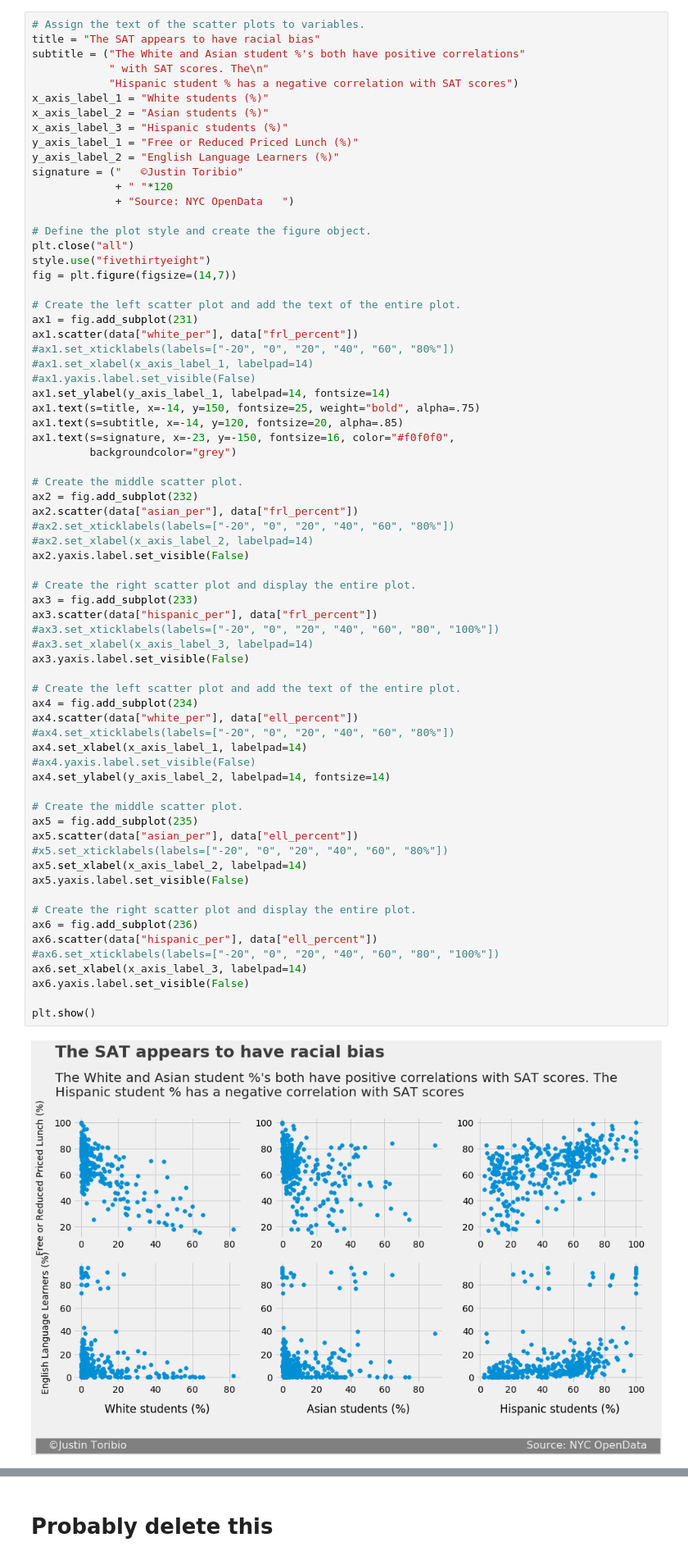
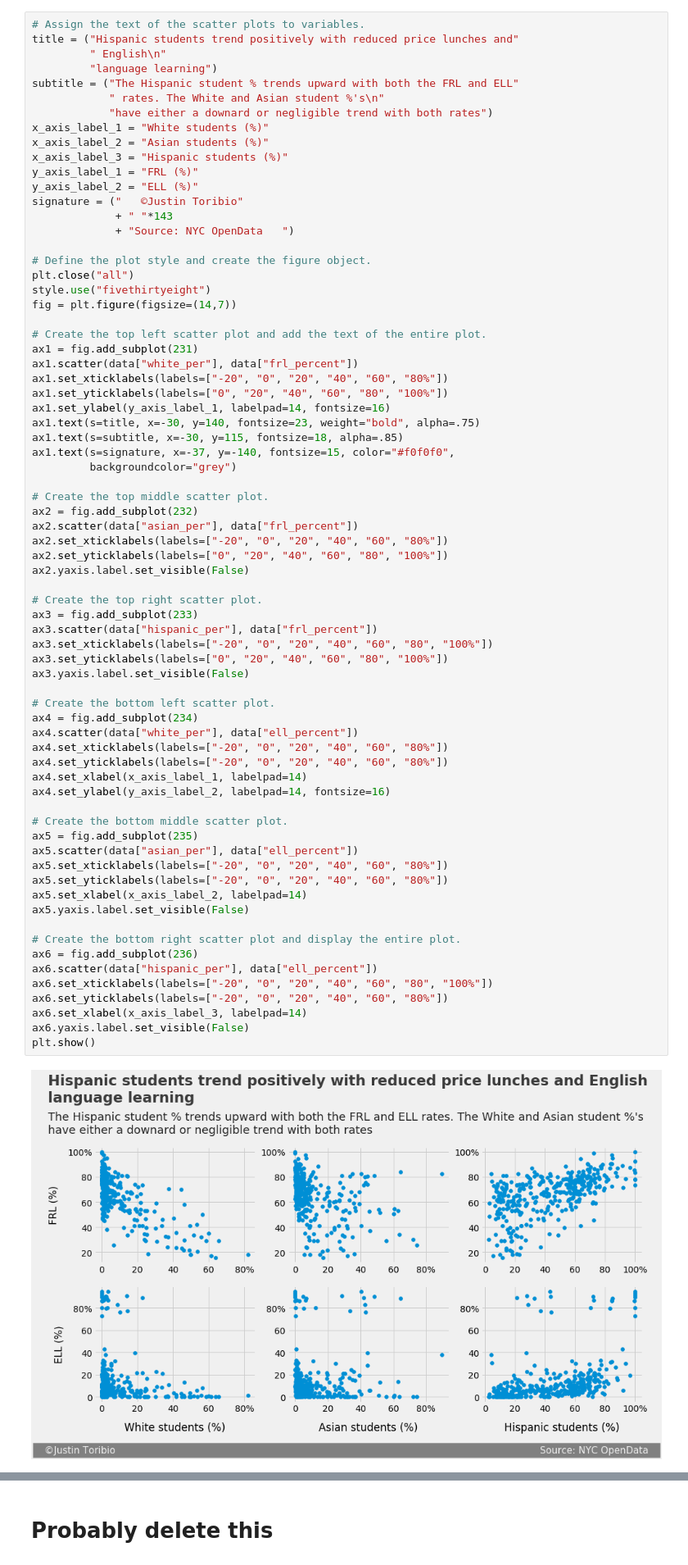
Before and after one commit to JustinToribio/analyzing-the-sat, a Jupyter notebook: notebooks/1.0-jt-analyze-the-sat.ipynb, the cells around one changed output, grey strips where cells are left out. Shown at 82% size. Drawn from its saved outputs; the diff is of its cells as text.

```diff
--- a/notebooks/1.0-jt-analyze-the-sat.ipynb
+++ b/notebooks/1.0-jt-analyze-the-sat.ipynb
@@ -760,17 +760,19 @@ The Hispanic student % correlates positively with both the FRL and ELL rates.  I
 Next, we will view the scatter plots between the 3 racial groups and the FRL and ELL rates to get a visual representation of their relationships.
 # %%
 # Assign the text of the scatter plots to variables.
-title = "The SAT appears to have racial bias"
-subtitle = ("The White and Asian student %'s both have positive correlations"
-            " with SAT scores. The\n"
-            "Hispanic student % has a negative correlation with SAT scores")
+title = ("Hispanic students trend positively with reduced price lunches and"
+         " English\n"
+         "language learning")
+subtitle = ("The Hispanic student % trends upward with both the FRL and ELL"
+            " rates. The White and Asian student %'s\n"
+            "have either a downard or negligible trend with both rates")
 x_axis_label_1 = "White students (%)"
 x_axis_label_2 = "Asian students (%)"
 x_axis_label_3 = "Hispanic students (%)"
-y_axis_label_1 = "Free or Reduced Priced Lunch (%)"
-y_axis_label_2 = "English Language Learners (%)"
+y_axis_label_1 = "FRL (%)"
+y_axis_label_2 = "ELL (%)"
 signature = ("   ©Justin Toribio"
-             + " "*120
+             + " "*143
              + "Source: NYC OpenData   ")
 
 # Define the plot style and create the figure object.
@@ -778,54 +780,54 @@ plt.close("all")
 style.use("fivethirtyeight")
 fig = plt.figure(figsize=(14,7))
 
-# Create the left scatter plot and add the text of the entire plot.
+# Create the top left scatter plot and add the text of the entire plot.
 ax1 = fig.add_subplot(231)
 ax1.scatter(data["white_per"], data["frl_percent"])
-#ax1.set_xticklabels(labels=["-20", "0", "20", "40", "60", "80%"])
-#ax1.set_xlabel(x_axis_label_1, labelpad=14)
-#ax1.yaxis.label.set_visible(False)
-ax1.set_ylabel(y_axis_label_1, labelpad=14, fontsize=14)
-ax1.text(s=title, x=-14, y=150, fontsize=25, weight="bold", alpha=.75)
-ax1.text(s=subtitle, x=-14, y=120, fontsize=20, alpha=.85)
-ax1.text(s=signature, x=-23, y=-150, fontsize=16, color="#f0f0f0",
+ax1.set_xticklabels(labels=["-20", "0", "20", "40", "60", "80%"])
+ax1.set_yticklabels(labels=["0", "20", "40", "60", "80", "100%"])
+ax1.set_ylabel(y_axis_label_1, labelpad=14, fontsize=16)
+ax1.text(s=title, x=-30, y=140, fontsize=23, weight="bold", alpha=.75)
+ax1.text(s=subtitle, x=-30, y=115, fontsize=18, alpha=.85)
+ax1.text(s=signature, x=-37, y=-140, fontsize=15, color="#f0f0f0",
          backgroundcolor="grey")
 
-# Create the middle scatter plot.
+# Create the top middle scatter plot.
 ax2 = fig.add_subplot(232)
 ax2.scatter(data["asian_per"], data["frl_percent"])
-#ax2.set_xticklabels(labels=["-20", "0", "20", "40", "60", "80%"])
-#ax2.set_xlabel(x_axis_label_2, labelpad=14)
+ax2.set_xticklabels(labels=["-20", "0", "20", "40", "60", "80%"])
+ax2.set_yticklabels(labels=["0", "20", "40", "60", "80", "100%"])
 ax2.yaxis.label.set_visible(False)
 
-# Create the right scatter plot and display the entire plot.
+# Create the top right scatter plot.
 ax3 = fig.add_subplot(233)
 ax3.scatter(data["hispanic_per"], data["frl_percent"])
-#ax3.set_xticklabels(labels=["-20", "0", "20", "40", "60", "80", "100%"])
-#ax3.set_xlabel(x_axis_label_3, labelpad=14)
+ax3.set_xticklabels(labels=["-20", "0", "20", "40", "60", "80", "100%"])
+ax3.set_yticklabels(labels=["0", "20", "40", "60", "80", "100%"])
 ax3.yaxis.label.set_visible(False)
 
-# Create the left scatter plot and add the text of the entire plot.
+# Create the bottom left scatter plot.
 ax4 = fig.add_subplot(234)
 ax4.scatter(data["white_per"], data["ell_percent"])
-#ax4.set_xticklabels(labels=["-20", "0", "20", "40", "60", "80%"])
+ax4.set_xticklabels(labels=["-20", "0", "20", "40", "60", "80%"])
+ax4.set_yticklabels(labels=["-20", "0", "20", "40", "60", "80%"])
 ax4.set_xlabel(x_axis_label_1, labelpad=14)
-#ax4.yaxis.label.set_visible(False)
-ax4.set_ylabel(y_axis_label_2, labelpad=14, fontsize=14)
+ax4.set_ylabel(y_axis_label_2, labelpad=14, fontsize=16)
 
-# Create the middle scatter plot.
+# Create the bottom middle scatter plot.
 ax5 = fig.add_subplot(235)
 ax5.scatter(data["asian_per"], data["ell_percent"])
-#x5.set_xticklabels(labels=["-20", "0", "20", "40", "60", "80%"])
+ax5.set_xticklabels(labels=["-20", "0", "20", "40", "60", "80%"])
+ax5.set_yticklabels(labels=["-20", "0", "20", "40", "60", "80%"])
 ax5.set_xlabel(x_axis_label_2, labelpad=14)
 ax5.yaxis.label.set_visible(False)
 
-# Create the right scatter plot and display the entire plot.
+# Create the bottom right scatter plot and display the entire plot.
 ax6 = fig.add_subplot(236)
 ax6.scatter(data["hispanic_per"], data["ell_percent"])
-#ax6.set_xticklabels(labels=["-20", "0", "20", "40", "60", "80", "100%"])
+ax6.set_xticklabels(labels=["-20", "0", "20", "40", "60", "80", "100%"])
+ax6.set_yticklabels(labels=["-20", "0", "20", "40", "60", "80%"])
 ax6.set_xlabel(x_axis_label_3, labelpad=14)
 ax6.yaxis.label.set_visible(False)
-
 plt.show()
 # %% [output]
-[figure, old version]
+[figure, new version]
```
Also changed, not shown: parts of 6 cells of this notebook.
